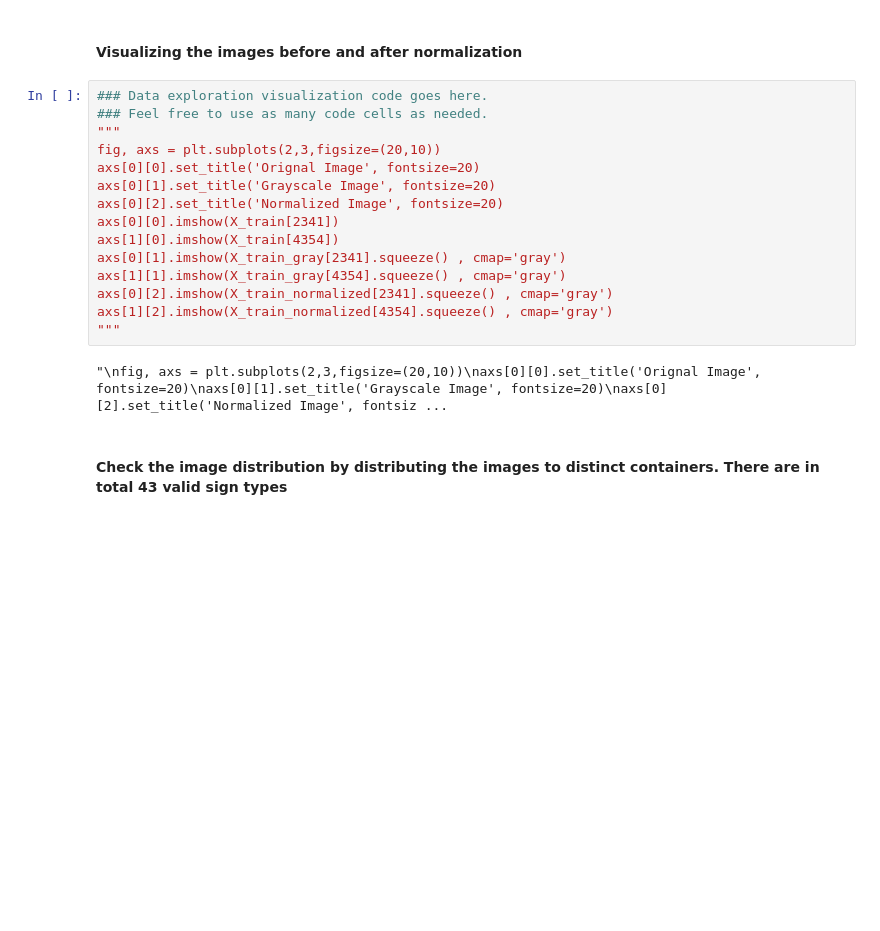
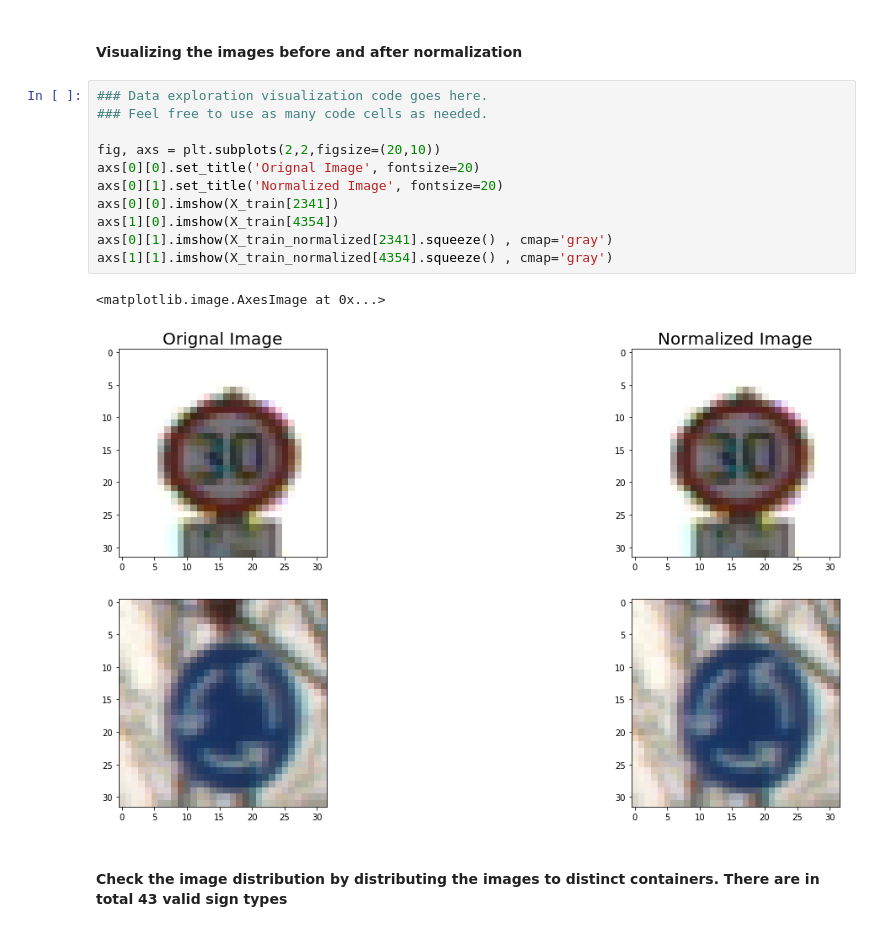
Before and after one commit to nikhilparla/traffic_sign_classifier, a Jupyter notebook: traffic_sign_classifier_project.ipynb, the cells around one changed output. Saved outputs shown, nothing was run; the diff lists cells and outputs as text; blank space fills up the shorter version.

```diff
--- a/traffic_sign_classifier_project.ipynb
+++ b/traffic_sign_classifier_project.ipynb
@@ -110,20 +109,17 @@ print(len(X_valid), len(X_test))
 # %%
 ### Data exploration visualization code goes here.
 ### Feel free to use as many code cells as needed.
-"""
-fig, axs = plt.subplots(2,3,figsize=(20,10))
+
+fig, axs = plt.subplots(2,2,figsize=(20,10))
 axs[0][0].set_title('Orignal Image', fontsize=20)
-axs[0][1].set_title('Grayscale Image', fontsize=20)
-axs[0][2].set_title('Normalized Image', fontsize=20)
+axs[0][1].set_title('Normalized Image', fontsize=20)
 axs[0][0].imshow(X_train[2341])
 axs[1][0].imshow(X_train[4354])
-axs[0][1].imshow(X_train_gray[2341].squeeze() , cmap='gray')
-axs[1][1].imshow(X_train_gray[4354].squeeze() , cmap='gray')
-axs[0][2].imshow(X_train_normalized[2341].squeeze() , cmap='gray')
-axs[1][2].imshow(X_train_normalized[4354].squeeze() , cmap='gray')
-"""
+axs[0][1].imshow(X_train_normalized[2341].squeeze() , cmap='gray')
+axs[1][1].imshow(X_train_normalized[4354].squeeze() , cmap='gray')
 # %% [output]
-"\nfig, axs = plt.subplots(2,3,figsize=(20,10))\naxs[0][0].set_title('Orignal Image', fontsize=20)\naxs[0][1].set_title('Grayscale Image', fontsize=20)\naxs[0][2].set_title('Normalized Image', fontsiz ...
+<matplotlib.image.AxesImage at 0x...>
+[figure, added]
 # %% [markdown]
 #### Check the image distribution by distributing the images to distinct containers. There are in total 43 valid sign types
 # %%
```
Also changed, not shown: parts of 10 cells of this notebook, 7 other files.
